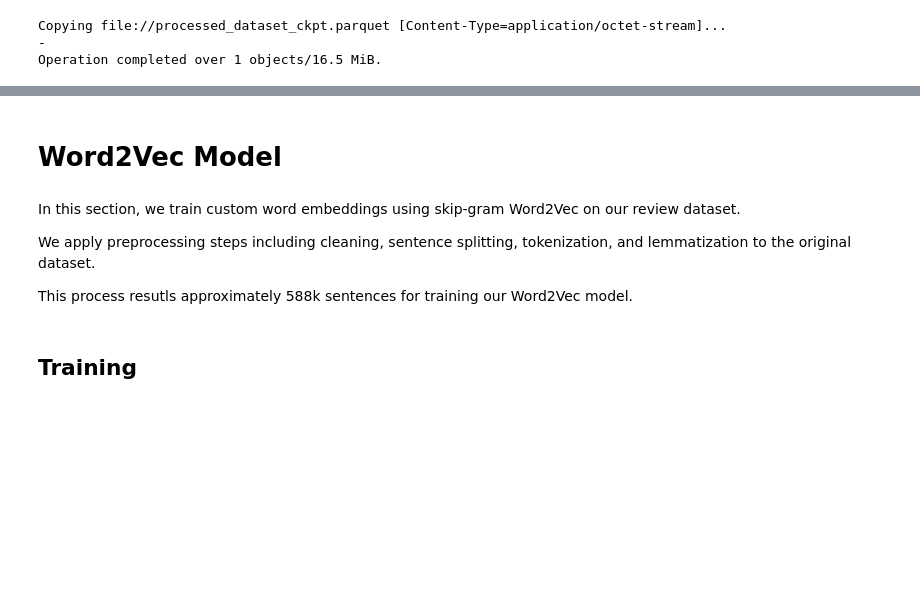
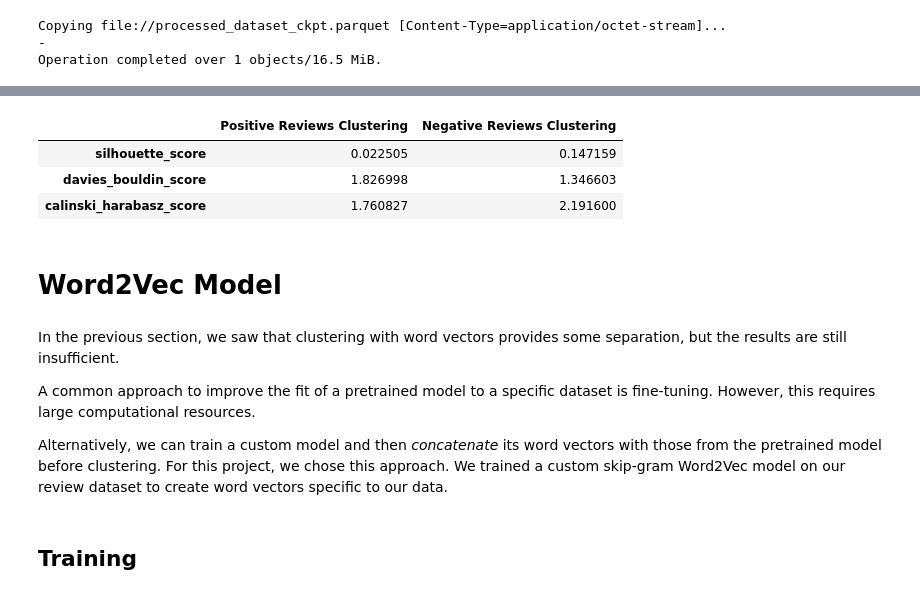
Before and after one commit to fandayp/exploratory, a Jupyter notebook: user-review-topic-clustering.ipynb, the cells around one changed output, grey strips where cells are left out. Cells and saved outputs as stored; diff of their text form; code cells hidden in the pictures; blank space fills up the shorter version.

Commit message:
add cluster plot

```diff
--- a/user-review-topic-clustering.ipynb
+++ b/user-review-topic-clustering.ipynb
@@ -220,0 +348,34 @@ Operation completed over 1 objects/16.5 MiB.
+# %%
+business_id = np.random.choice(processed_dataset["business_id"])
+# %%
+selected_data = select_dataset(processed_dataset, business_id, model_sentiment)
+
+# Get the word vector from the pretrained transformer model
+selected_data["llm"] = llm_encoder.transform(selected_data["processed_text"])
+
+# Initialize evaluation results
+evaluation = []
+
+# Initialize subplots
+fig = make_subplots(rows=1, cols=2,
+                    subplot_titles=["Positive Reviews", "Negative Reviews"])
+
+for i, sentiment in enumerate(["positive", "negative"], start=1):
+
+    # Clustering
+    clust = HDBSCANClustering(apply_pca=True)
+    X = selected_data[selected_data["sentiment"] == sentiment].copy()
+    X_ = np.vstack(X["llm"].values)
+    X["llm_label"] = clust.fit_transform(X_)
+
+    # Evaluation
+    evaluation.append(evaluate_cluster(X_, X["llm_label"], sentiment))
+
+    # Visualization
+    visualize_cluster(fig, X, "llm", "llm_label",
+                      col=i, sentiment=sentiment)
+
+fig.update_layout(
+    title="Customer Review Clusters using LLM Word Vector"
+)
+fig.show()
@@ -221,11 +384,19 @@ Operation completed over 1 objects/16.5 MiB.
+# %%
+# Evaluation
+pd.concat(evaluation, axis=1)
+# %% [output]
+|  | Positive Reviews Clustering | Negative Reviews Clustering |
+| silhouette_score | 0.022505 | 0.147159 |
+| davies_bouldin_score | 1.826998 | 1.346603 |
+| calinski_harabasz_score | 1.760827 | 2.191600 |
 # %% [markdown]
 # Word2Vec Model
 # %% [markdown]
-In this section, we train custom word embeddings using skip-gram Word2Vec on our review dataset.
+In the previous section, we saw that clustering with word vectors provides some separation, but the results are still insufficient.
 
-We apply preprocessing steps including cleaning, sentence splitting, tokenization, and lemmatization to the original dataset.
+A common approach to improve the fit of a pretrained model to a specific dataset is fine-tuning. However, this requires large computational resources.
 
-This process resutls approximately 588k sentences for training our Word2Vec model.
+Alternatively, we can train a custom model and then *concatenate* its word vectors with those from the pretrained model before clustering. For this project, we chose this approach. We trained a custom skip-gram Word2Vec model on our review dataset to create word vectors specific to our data.
 # %% [markdown]
 ## Training
 # %%
```
Also changed, not shown: parts of 56 cells of this notebook.
